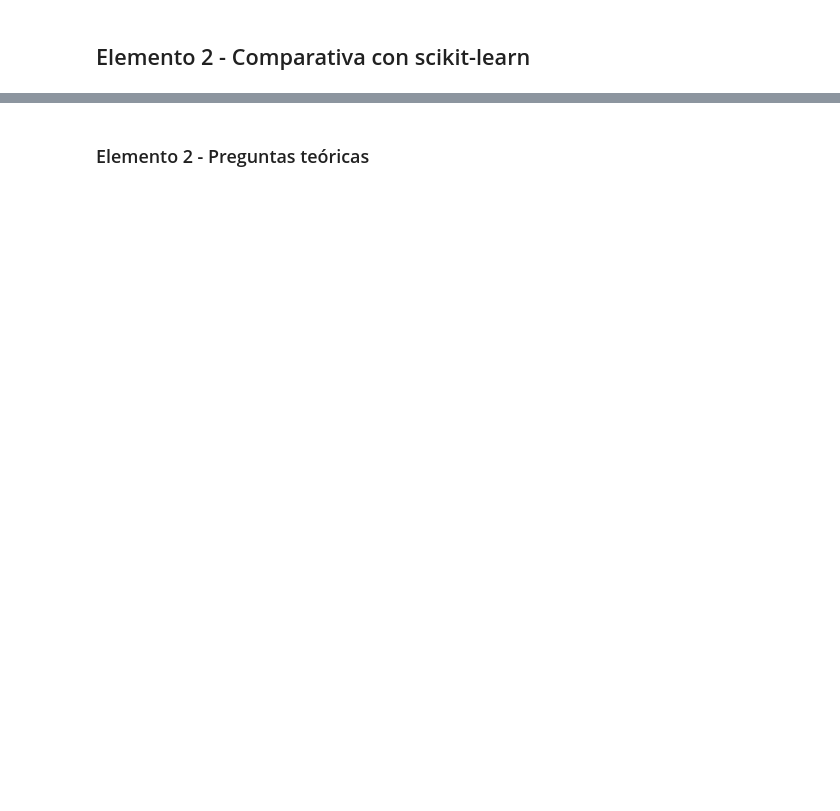
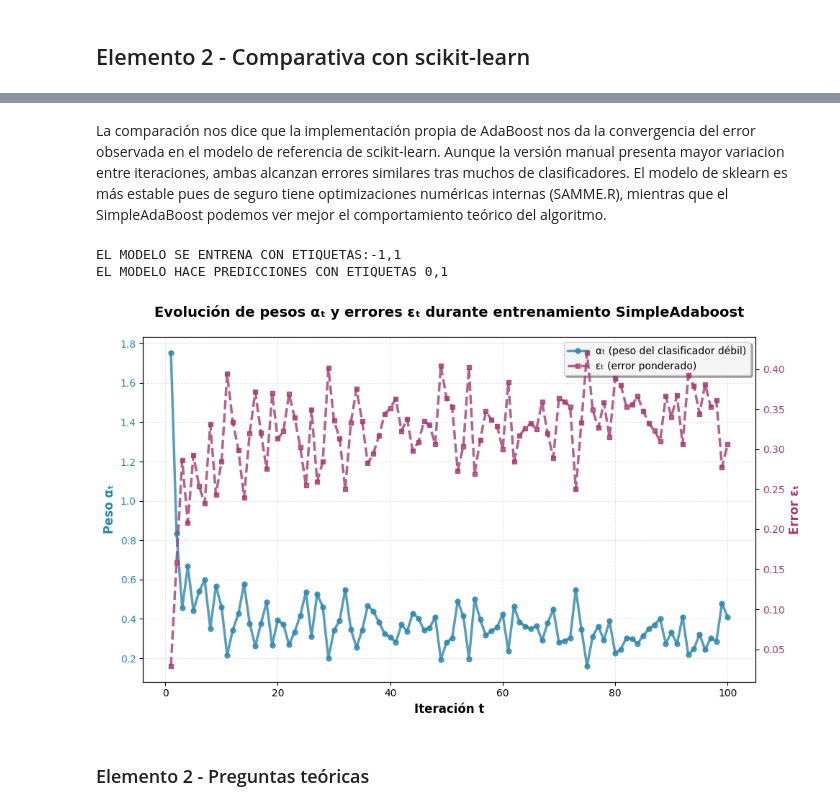
Before and after one commit to Eickyair/macbuntu, a Jupyter notebook: notebooks/nb_template.ipynb, the cells around one changed output, grey strips where cells are left out. Drawn from its saved outputs; the diff is of its cells as text; code cells hidden in the pictures; blank space fills up the shorter version.

```diff
--- a/notebooks/nb_template.ipynb
+++ b/notebooks/nb_template.ipynb
@@ -25,2 +516,52 @@ __/__/____
+# %% [markdown]
+La comparación nos dice que la implementación propia de AdaBoost nos da la convergencia del error observada en el modelo de referencia de scikit-learn.
+Aunque la versión manual presenta mayor variacion entre iteraciones, ambas alcanzan errores similares tras muchos de clasificadores.
+El modelo de sklearn es más estable pues de seguro tiene optimizaciones numéricas internas (SAMME.R), mientras que el SimpleAdaBoost podemos ver mejor el comportamiento teórico del algoritmo.
+# %%
+simpleAdaboost = SimpleAdaBoost(
+    n_estimators=100,
+)
+
+#exportar
+print(f"EL MODELO SE ENTRENA CON ETIQUETAS:-1,1")
+print(f"EL MODELO HACE PREDICCIONES CON ETIQUETAS 0,1")
+PATH_MODEL_SIMPLE_ADABOOST = os.path.join(BASE_PATH,"..","model","model.pkl")
+with open(PATH_MODEL_SIMPLE_ADABOOST, "wb") as f:
+    pickle.dump(simpleAdaboost, f)
+# %% [output]
+EL MODELO SE ENTRENA CON ETIQUETAS:-1,1
+EL MODELO HACE PREDICCIONES CON ETIQUETAS 0,1
+# %%
+T = range(1, len(ada_simple.alphas) + 1)
+
+fig, ax1 = plt.subplots(figsize=(10, 6))
+
+color1 = '#2E86AB'
+ax1.set_xlabel("Iteración t", fontsize=12, fontweight='bold')
+ax1.set_ylabel("Peso αₜ", color=color1, fontsize=12, fontweight='bold')
+ax1.plot(T, ada_simple.alphas, marker='o', color=color1, linewidth=2.5,
+         markersize=5, label="αₜ (peso del clasificador débil)", alpha=0.8)
+ax1.tick_params(axis='y', labelcolor=color1, labelsize=10)
+ax1.grid(True, alpha=0.3, linestyle='--', linewidth=0.7)
+
+ax2 = ax1.twinx()
+color2 = '#A23B72'
+ax2.set_ylabel("Error εₜ", color=color2, fontsize=12, fontweight='bold')
+ax2.plot(T, ada_simple.errors, marker='s', linestyle='--', color=color2,
+         linewidth=2.5, markersize=5, label="εₜ (error ponderado)", alpha=0.8)
+ax2.tick_params(axis='y', labelcolor=color2, labelsize=10)
+
+plt.title("Evolución de pesos αₜ y errores εₜ durante entrenamiento SimpleAdaboost",
+          fontsize=14, fontweight='bold', pad=20)
+
+lines1, labels1 = ax1.get_legend_handles_labels()
+lines2, labels2 = ax2.get_legend_handles_labels()
+ax1.legend(lines1 + lines2, labels1 + labels2, loc='upper right',
+           fontsize=10, framealpha=0.9, shadow=True)
+
+fig.tight_layout()
+plt.show()
+# %% [output]
+[figure, added]
 # %% [markdown]
 ### Elemento 2 - Preguntas teóricas
```
Also changed, not shown: parts of 15 cells of this notebook, 2 other files.
